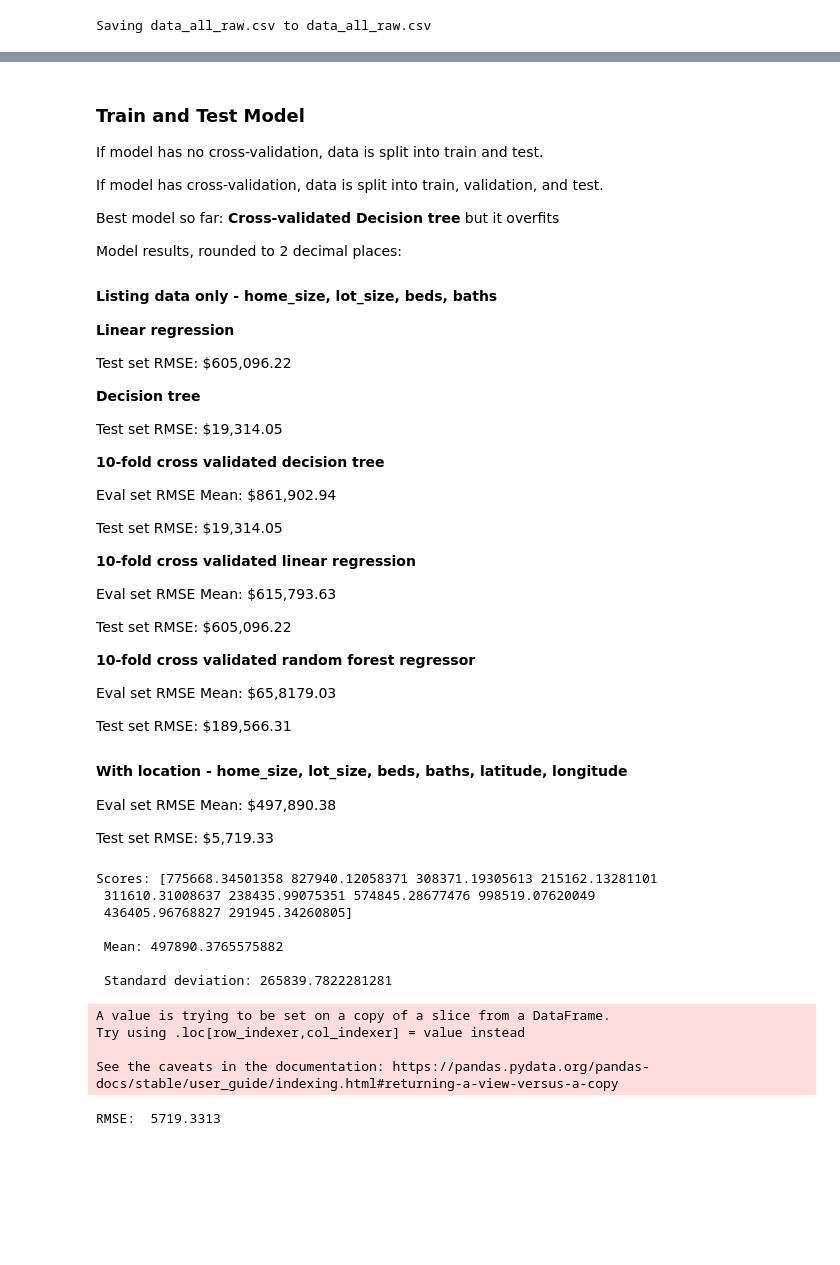
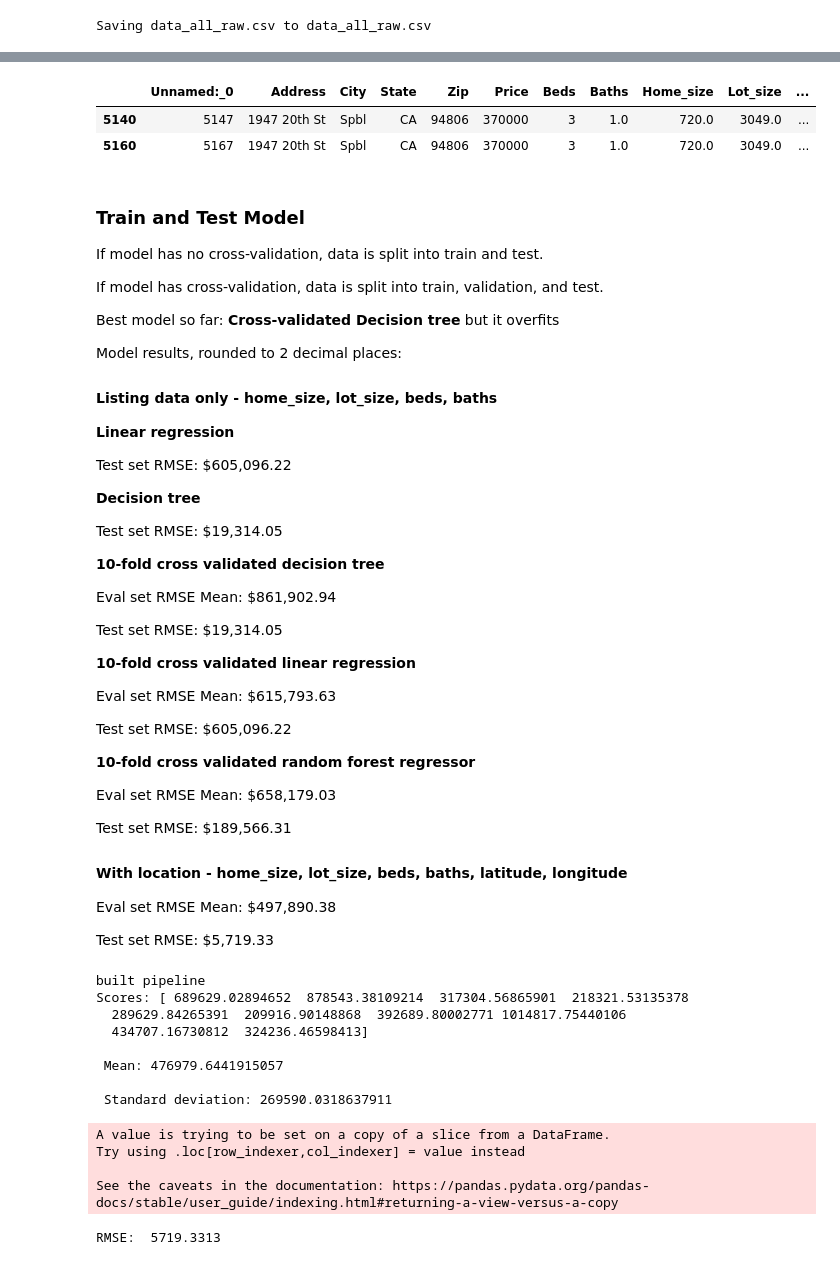
Before and after one commit to mdhsieh/smartphone-app-project, a Jupyter notebook: house_price_model_cmpe_277.ipynb, the cells around one changed output, grey strips where cells are left out. Drawn from its saved outputs; the diff is of its cells as text; code cells hidden in the pictures; blank space fills up the shorter version.

```diff
--- a/house_price_model_cmpe_277.ipynb
+++ b/house_price_model_cmpe_277.ipynb
@@ -105,3 +130,11 @@ def display_scores (scores):
+# %%
+# check what is Spbl
+# probably web scraping partially failed on a San Pablo house, got this city name instead
+data_all[data_all["City"] == "Spbl"].head()
+# %% [output]
+|  | Unnamed:_0 | Address | City | State | Zip | Price | Beds | Baths | Home_size | Lot_size | ... |
+| 5140 | 5147 | 1947 20th St | Spbl | CA | 94806 | 370000 | 3 | 1.0 | 720.0 | 3049.0 | ... |
+| 5160 | 5167 | 1947 20th St | Spbl | CA | 94806 | 370000 | 3 | 1.0 | 720.0 | 3049.0 | ... |
 # %% [markdown]
 ### Train and Test Model
 
@@ -138,7 +171,7 @@ Test set RMSE:  $605,096.22
 
 **10-fold cross validated random forest regressor**
 
-Eval set RMSE Mean: $65,8179.03
+Eval set RMSE Mean: $658,179.03
 
 Test set RMSE:  $189,566.31
 
@@ -154,7 +187,14 @@ Test set RMSE:  $5,719.33
 y = data_all['Price']
 
 # before commute, school quality data
-x2 = data_all[['Home_size', 'Lot_size', 'Beds', 'Baths', 'Latitude', 'Longitude']]
+# x2 = data_all[['Home_size', 'Lot_size', 'Beds', 'Baths', 'Latitude', 'Longitude']]
+x2 = data_all[['Home_size', 'Lot_size', 'Beds', 'Baths', 'Latitude', 'Longitude', 'City']]
+
+
+pipeline = build_pipeline()
+print("built pipeline")
+# prepared dataset
+x2 = pipeline.fit_transform(x2)
 
 # fit data
 # regressor = LinearRegression()
@@ -183,13 +223,14 @@ diff = round((y - y_pred2), 6)
 # add difference to full data set
 data_all['Price_difference'] = diff
 # %% [output]
-Scores: [775668.34501358 827940.12058371 308371.19305613 215162.13281101
- 311610.31008637 238435.99075351 574845.28677476 998519.07620049
- 436405.96768827 291945.34260805]
+built pipeline
+Scores: [ 689629.02894652  878543.38109214  317304.56865901  218321.53135378
+  289629.84265391  209916.90148868  392689.80002771 1014817.75440106
+  434707.16730812  324236.46598413]
 
- Mean: 497890.3765575882
+ Mean: 476979.6441915057
 
- Standard deviation: 265839.7822281281
+ Standard deviation: 269590.0318637911
 A value is trying to be set on a copy of a slice from a DataFrame.
 Try using .loc[row_indexer,col_indexer] = value instead
 
```
Also changed, not shown: parts of 5 cells of this notebook, 3 other files.
